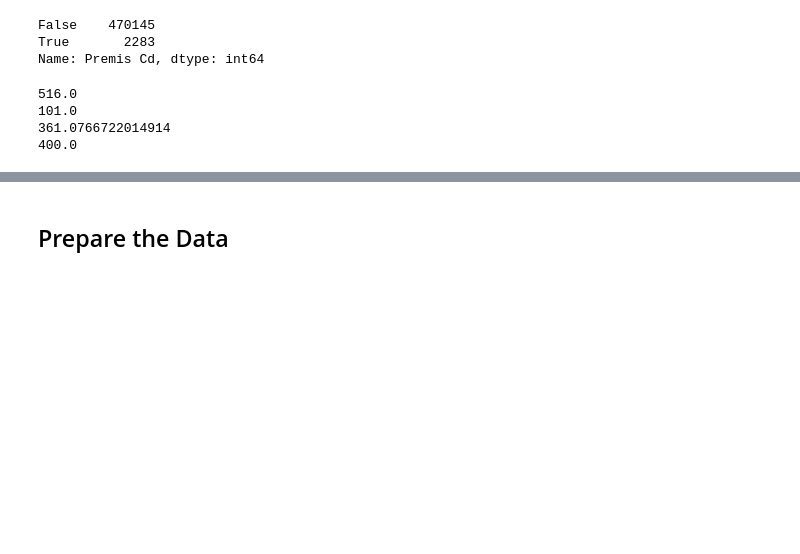
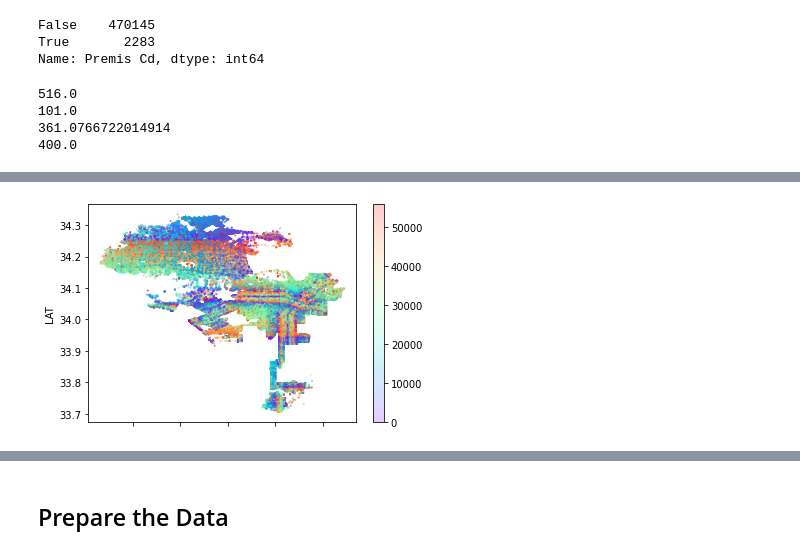
Before and after one commit to cojitamboe15/LACrimeDataML, a Jupyter notebook: LACrimeML.ipynb, the cells around one changed output, grey strips where cells are left out. Saved outputs shown, nothing was run; the diff lists cells and outputs as text; code cells hidden in the pictures; blank space fills up the shorter version.

```diff
--- a/LACrimeML.ipynb
+++ b/LACrimeML.ipynb
@@ -399,0 +426,7 @@ print(copy["Weapon Used Cd"].median())
+# %%
+le = LabelEncoder()
+label = le.fit_transform(copy['LOCATION'])
+copy["LOCATION"] = label
+
+# printing Dataframe
+copy["LOCATION"].value_counts()
@@ -399,0 +446,5 @@ print(copy["Weapon Used Cd"].median())
+# %%
+# looks like something
+copy.plot(kind="scatter", x="LON", y="LAT", alpha=0.2,  s=1, c=copy["LOCATION"], cmap='rainbow');
+# %% [output]
+[figure, added]
```
Also changed, not shown: parts of 22 cells of this notebook.
